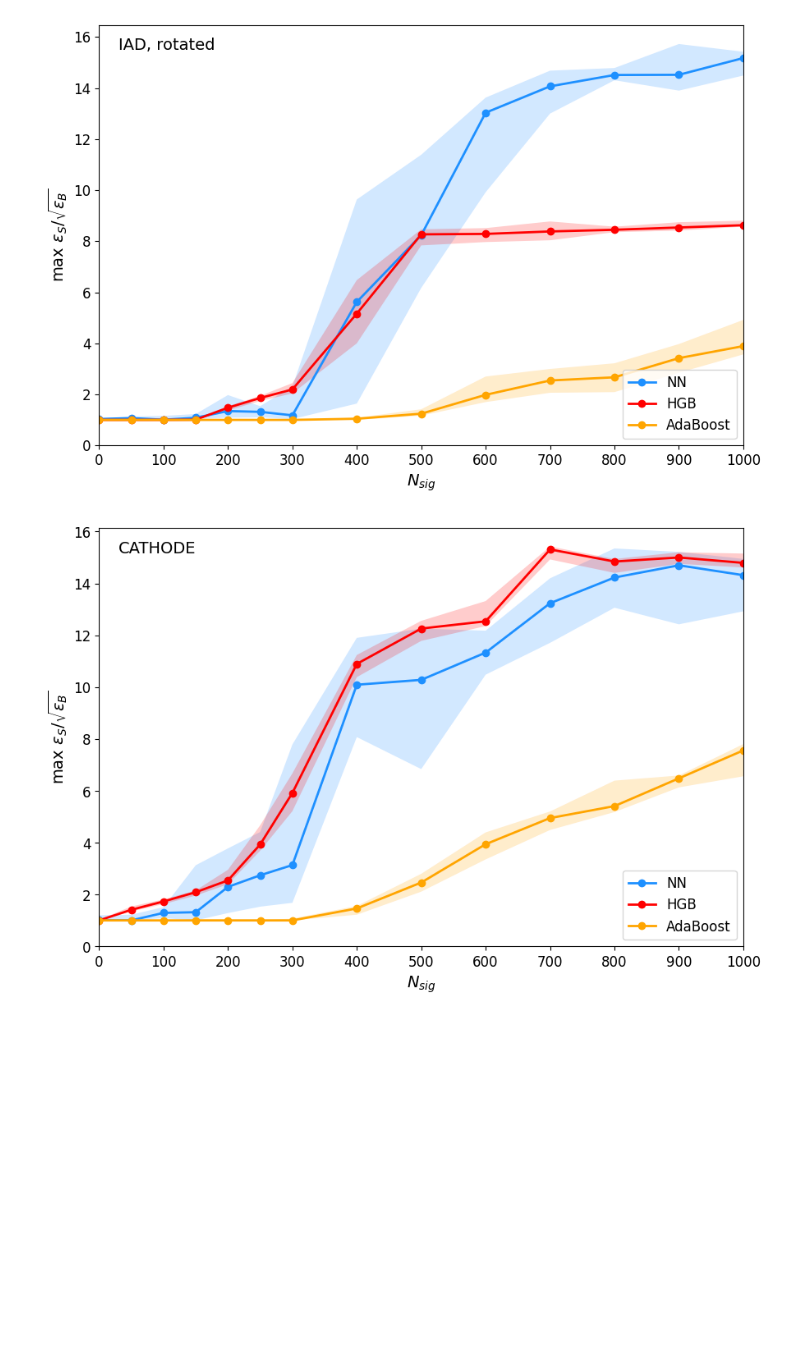
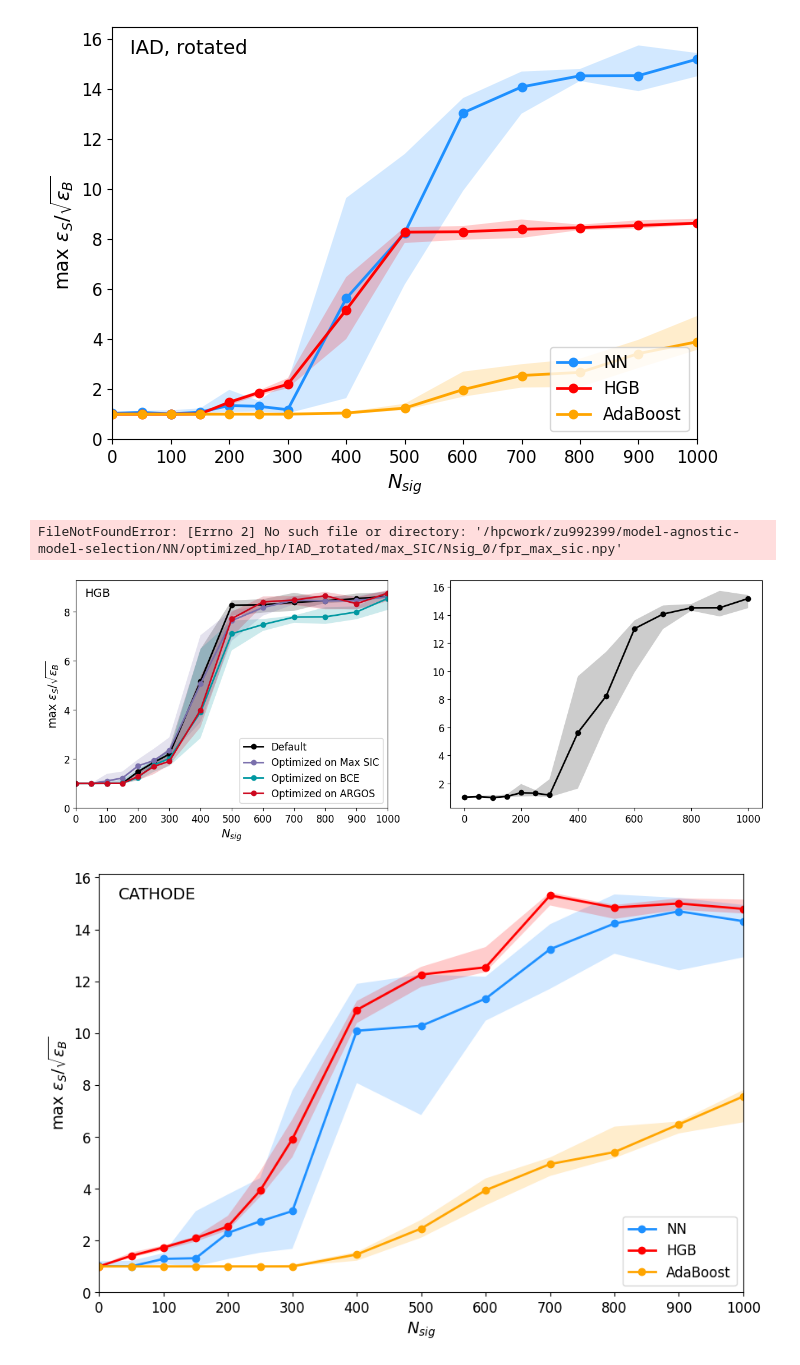
Before and after one commit to mariehein/ARGOS-metric-for-anomaly-detection, a Jupyter notebook: plotting.ipynb, the cells around one changed output. Saved outputs shown, nothing was run; the diff lists cells and outputs as text; code cells hidden in the pictures; blank space fills up the shorter version.

```diff
--- a/plotting.ipynb
+++ b/plotting.ipynb
@@ -11,4 +11,5 @@ signals_plot = np.array([0, 100, 200, 300, 400, 500, 600, 700, 800, 900, 1000])
 mode = "IAD"
 rotated = False
 pl.plot_default_runs(mode, signals, signals_plot, general_directory, plotting_directory, rotated=rotated)
+pl.plot_optimized_runs(mode, signals, signals_plot, general_directory, plotting_directory, rotated=rotated, classifiers=["NN", "HGB"])
 # %% [output]
@@ -16,9 +18,12 @@ pl.plot_default_runs(mode, signals, signals_plot, general_directory, plotting_di
 # %%
 mode = "IAD"
 rotated = True
 pl.plot_default_runs(mode, signals, signals_plot, general_directory, plotting_directory, rotated=rotated)
+pl.plot_optimized_runs(mode, signals, signals_plot, general_directory, plotting_directory, rotated=rotated, classifiers=["HGB", "NN"])
 # %% [output]
-[figure, old version]
+[figure, new version]
+FileNotFoundError: [Errno 2] No such file or directory: '/hpcwork/zu992399/model-agnostic-model-selection/NN/optimized_hp/IAD_rotated/max_SIC/Nsig_0/fpr_max_sic.npy'
+[figure, added]
 # %%
 mode = "cathode"
 rotated = False
```
Also changed, not shown: parts of 1 cell of this notebook, 10 other files.
